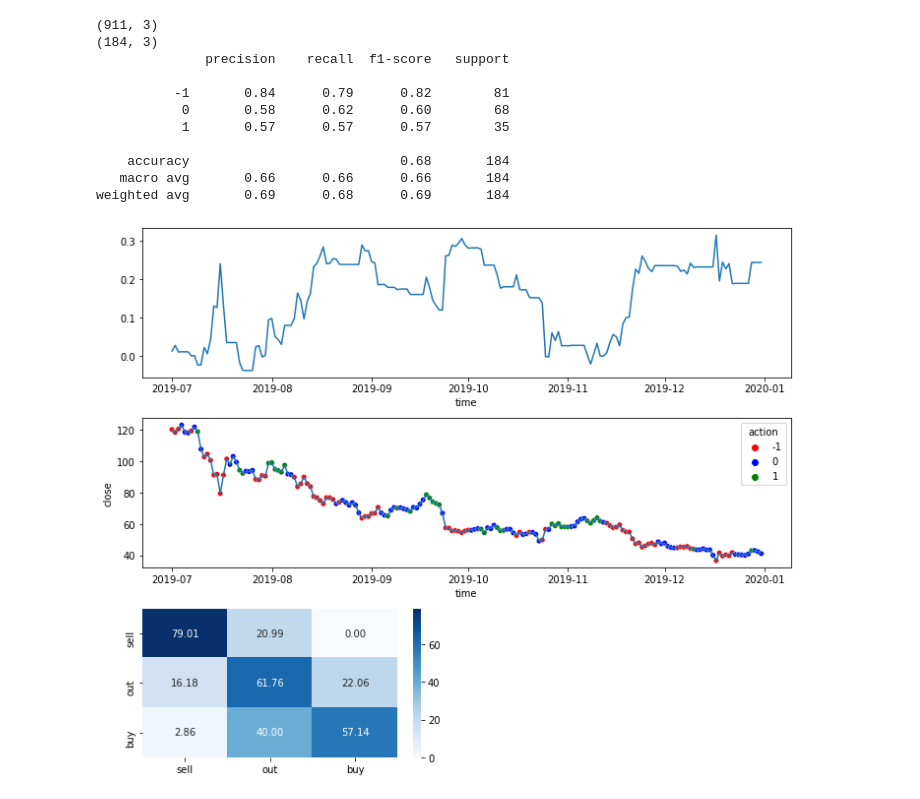
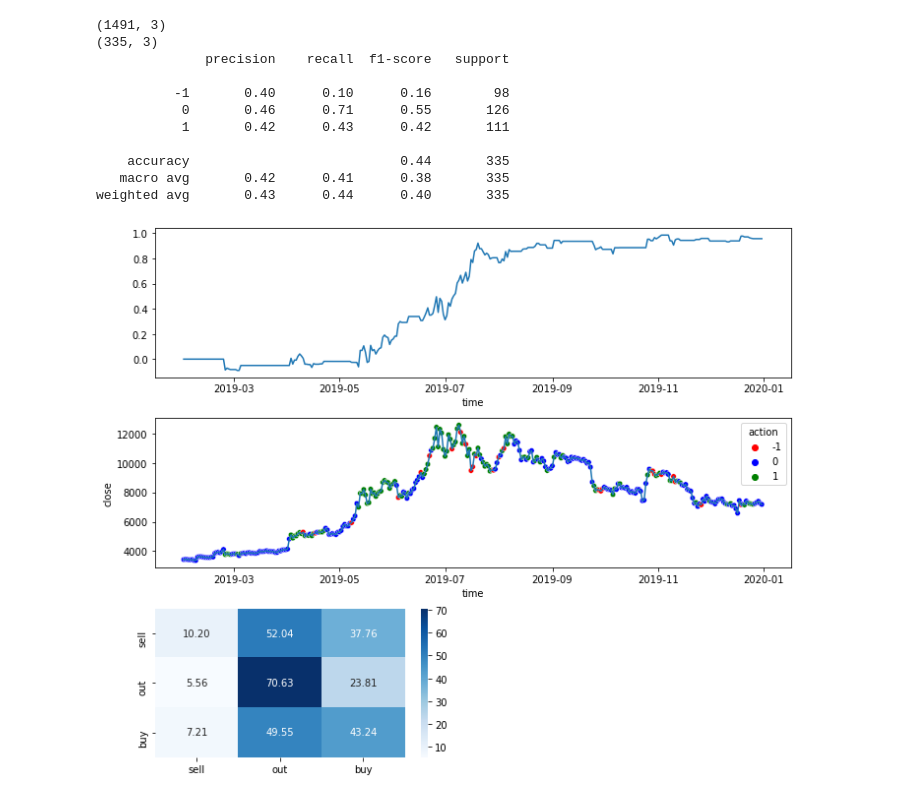
Before and after one commit to sseficha/Ptyxiaki, a Jupyter notebook: Price/Crypto_rep.ipynb, the cells around one changed output. Drawn from its saved outputs; the diff is of its cells as text; code cells hidden in the pictures.

```diff
--- a/Price/Crypto_rep.ipynb
+++ b/Price/Crypto_rep.ipynb
@@ -43,33 +19,22 @@ The autoreload extension is already loaded. To reload it, use:
 # %%
 coins = {}
-coin_names = ['BTC_USD', 'ETH_USD', 'LTC_USD','BCH_USD']#, 'XLM_USD', 'XRP_USD']
+coin_names = ['BTC-USD', 'ETH-USD', 'LTC-USD','BCH-USD']#, 'XLM-USD', 'XRP-USD']
+
 coin_dirs = []
-for i in range(len(coin_names)): coin_dirs.append('./datasets/coinbase_hour_candles/' + coin_names[i] + '.feather')
+for i in range(len(coin_names)): coin_dirs.append('./datasets/coinbase_day_candles/' + coin_names[i] + '.feather')
 coins = {coin_names[i]:coin_dirs[i] for i in range(len(coin_names))}
-candle = pd.read_feather(coins['BTC_USD'])
-
-# plt.figure()
-# ax = pd.plotting.autocorrelation_plot(candle.close)
-# ax.set_xlim([0, 100])
 # %%
-coins = {}
-coin_names = ['BTC_USD', 'ETH_USD', 'LTC_USD','BCH_USD']#, 'XLM_USD', 'XRP_USD']
-coin_dirs = []
-for i in range(len(coin_names)): coin_dirs.append('./datasets/coinbase_day_candles/' + coin_names[i] + '.feather')
-coins = {coin_names[i]:coin_dirs[i] for i in range(len(coin_names))}
-coins
-
 #resample
 
 problem = 'p'
 # problem = 'pp'
 # problem = 'pe'
 
-start_timestamp = '2017-01-01 00:00:00'
-split_timestamp = '2019-06-30 00:00:00'
+start_timestamp = '2015-01-01 00:00:00'
+split_timestamp = '2019-01-30 00:00:00'
 end_timestamp = '2019-12-31 23:00:00'
 
 lag = 21
-# threshold = 0.0025
-threshold = 0.6
+# threshold = 0.25
+threshold = 0.5
 pp = PricePreprocess(lag, threshold)
@@ -96,6 +56,6 @@ for coin in coins:
 # %%
 # one coin
-positions = get_positions(pp, [coins['LTC_USD']])
+positions = get_positions(pp, [coins['BTC-USD']])
 x_train, y_train, x_test, y_test = custom_split(positions, problem, start_timestamp, split_timestamp, end_timestamp)
 y_train.value_counts()
 y_test.value_counts()
@@ -120,7 +84,8 @@ down  same  up
 dtype: int64
 # %%
 if problem == 'p':
-    model = get_model_price_mlp()
+    # model = get_model_single_lstm()
+    model = get_model_mlp()
     model, history = train_model(model, (x_train, x_test, y_train, y_test), '../models/model_price.h5', epochs=200)
 elif problem =='pp':
     model = get_model_both_sent()
@@ -152,47 +117,48 @@ To change all layers to have dtype float64 by default, call `tf.keras.backend.se
 # %%
 #all coins??? probably a for loop...
-positions = get_positions(pp, [coins['LTC_USD']])
+coin = 'BTC-USD'
+positions = get_positions(pp, [coins[coin]])
 
 force = False
 x_train, y_train, x_test, y_test = custom_split(positions, problem, start_timestamp, split_timestamp, end_timestamp)
 candle = pd.read_feather(coins[coin])
 candle.set_index('time', inplace=True)
 
 test_index = y_test.index
 train_index = y_train.index
 
 
 #create labeled y_test to measure pnl, confusion matrix
 y_test_labeled = y_test.rename(columns={'down': -1, 'same': 0, 'up': 1})
 y_test_labeled = y_test_labeled.idxmax(axis=1)
 
 y_train_labeled = y_train.rename(columns={'down': -1, 'same': 0, 'up': 1})
 y_train_labeled = y_train_labeled.idxmax(axis=1)
 
 test_candle = candle.reindex(test_index)
 train_candle = candle.reindex(train_index)
 
 
 #create labeled y_pred for pnl, confusion matrix
 y_pred = model.predict(x_test)
 y_pred_labeled = pd.DataFrame(y_pred, columns=[-1, 0, 1], index=test_index)
 y_pred_labeled = y_pred_labeled.idxmax(axis=1)
 
 Evaluator.evaluate(y_pred_labeled, y_test_labeled, test_candle, force=force)
 print(classification_report(y_test_labeled, y_pred_labeled))
 # %% [output]
-(911, 3)
-(184, 3)
+(1491, 3)
+(335, 3)
               precision    recall  f1-score   support
 
-          -1       0.84      0.79      0.82        81
-           0       0.58      0.62      0.60        68
-           1       0.57      0.57      0.57        35
+          -1       0.40      0.10      0.16        98
+           0       0.46      0.71      0.55       126
+           1       0.42      0.43      0.42       111
 
-    accuracy                           0.68       184
-   macro avg       0.66      0.66      0.66       184
-weighted avg       0.69      0.68      0.69       184
+    accuracy                           0.44       335
+   macro avg       0.42      0.41      0.38       335
+weighted avg       0.43      0.44      0.40       335
-[figure, old version]
+[figure, new version]
 # %%
 y_predt = model.predict(x_train)
 y_predt_labeled = pd.DataFrame(y_predt, columns=[-1, 0, 1], index=train_index)
```
Also changed, not shown: parts of 7 cells of this notebook, 13 other files.
